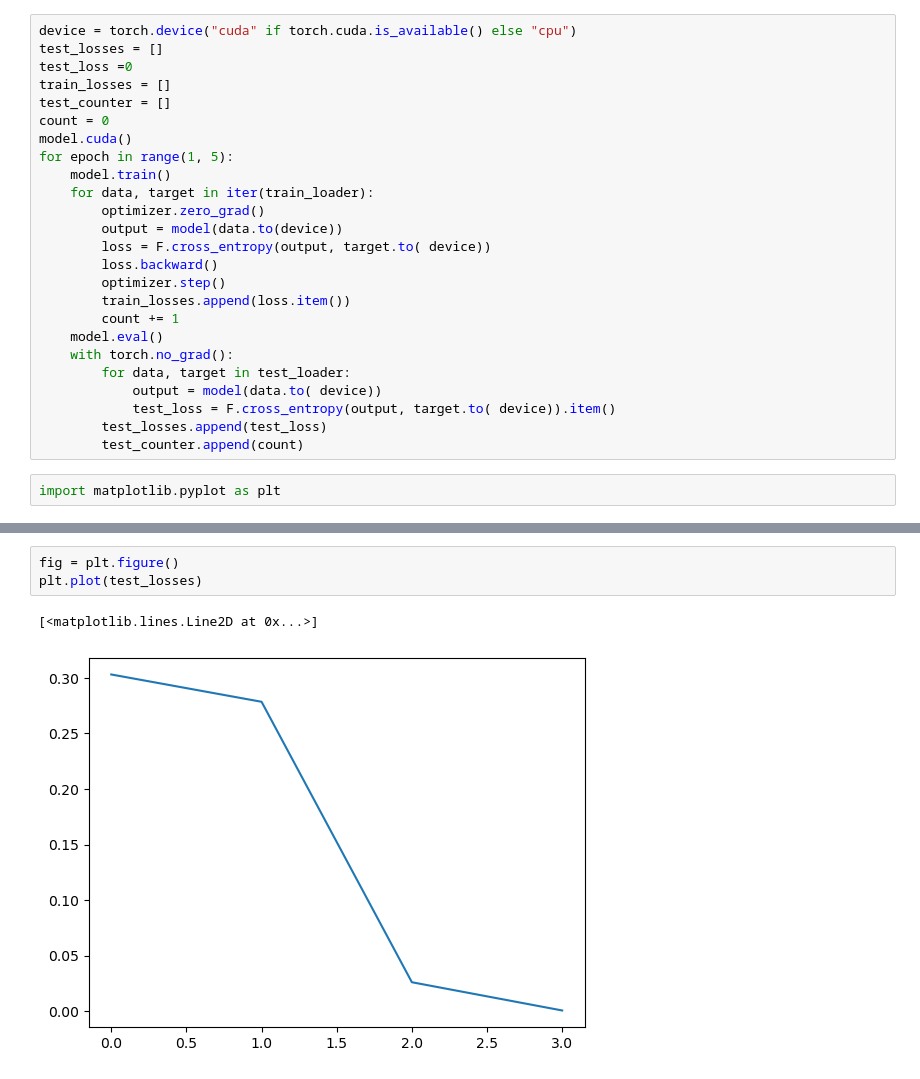
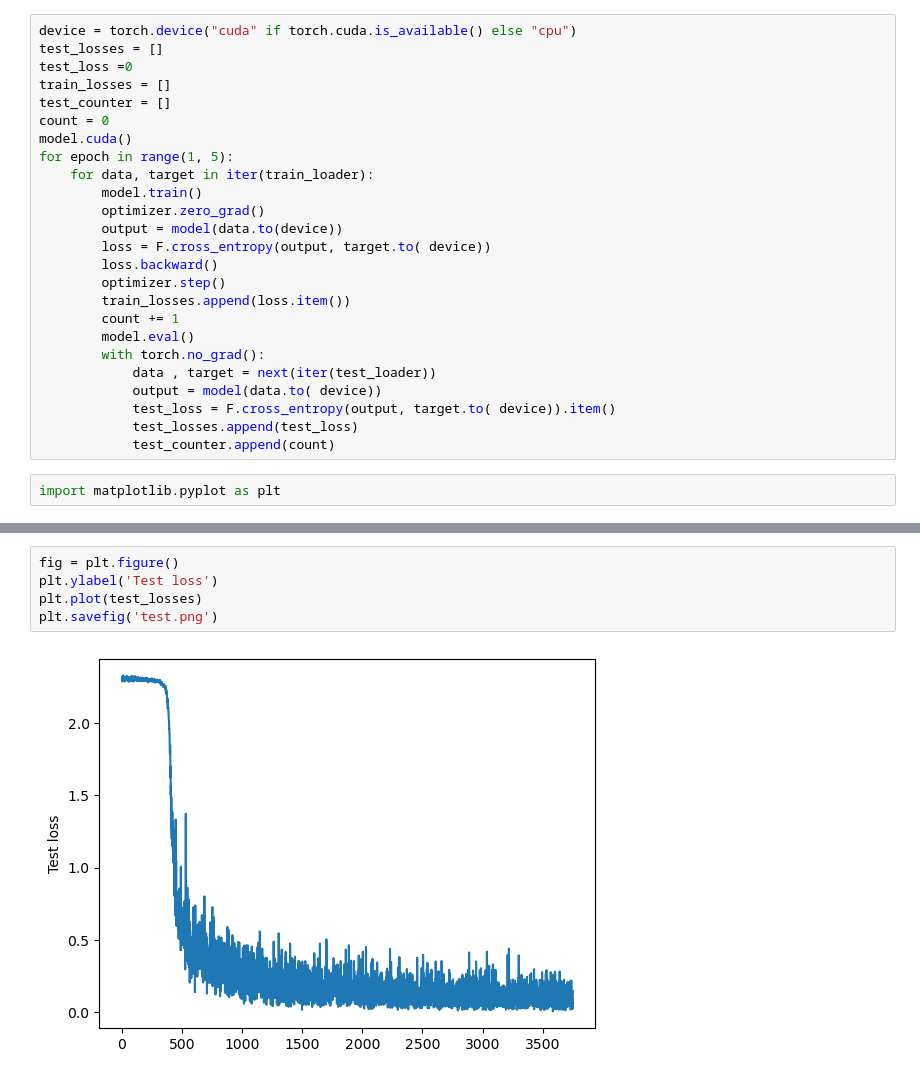
Before and after one commit to RahulDasari/rdasari-assignment1-dl, a Jupyter notebook: rdasari_assignment1.ipynb, the cells around one changed output, grey strips where cells are left out. Saved outputs shown, nothing was run; the diff lists cells and outputs as text.

```diff
--- a/rdasari_assignment1.ipynb
+++ b/rdasari_assignment1.ipynb
@@ -63,8 +63,8 @@ test_counter = []
 count = 0
 model.cuda()
 for epoch in range(1, 5):
-    model.train()
     for data, target in iter(train_loader):
+        model.train()
         optimizer.zero_grad()
         output = model(data.to(device))
         loss = F.cross_entropy(output, target.to( device))
@@ -72,13 +72,13 @@ for epoch in range(1, 5):
         optimizer.step()
         train_losses.append(loss.item())
         count += 1
-    model.eval()
-    with torch.no_grad():
-        for data, target in test_loader:
+        model.eval()
+        with torch.no_grad():
+            data , target = next(iter(test_loader))
             output = model(data.to( device))
             test_loss = F.cross_entropy(output, target.to( device)).item()
-        test_losses.append(test_loss)
-        test_counter.append(count)
+            test_losses.append(test_loss)
+            test_counter.append(count)
 # %%
 import matplotlib.pyplot as plt
 # %%
@@ -90,6 +91,7 @@ plt.plot(train_losses)
 # %%
 fig = plt.figure()
+plt.ylabel('Test loss')
 plt.plot(test_losses)
+plt.savefig('test.png')
 # %% [output]
-[<matplotlib.lines.Line2D at 0x...>]
-[figure, old version]
+[figure, new version]
```
Also changed, not shown: parts of 1 cell of this notebook.
